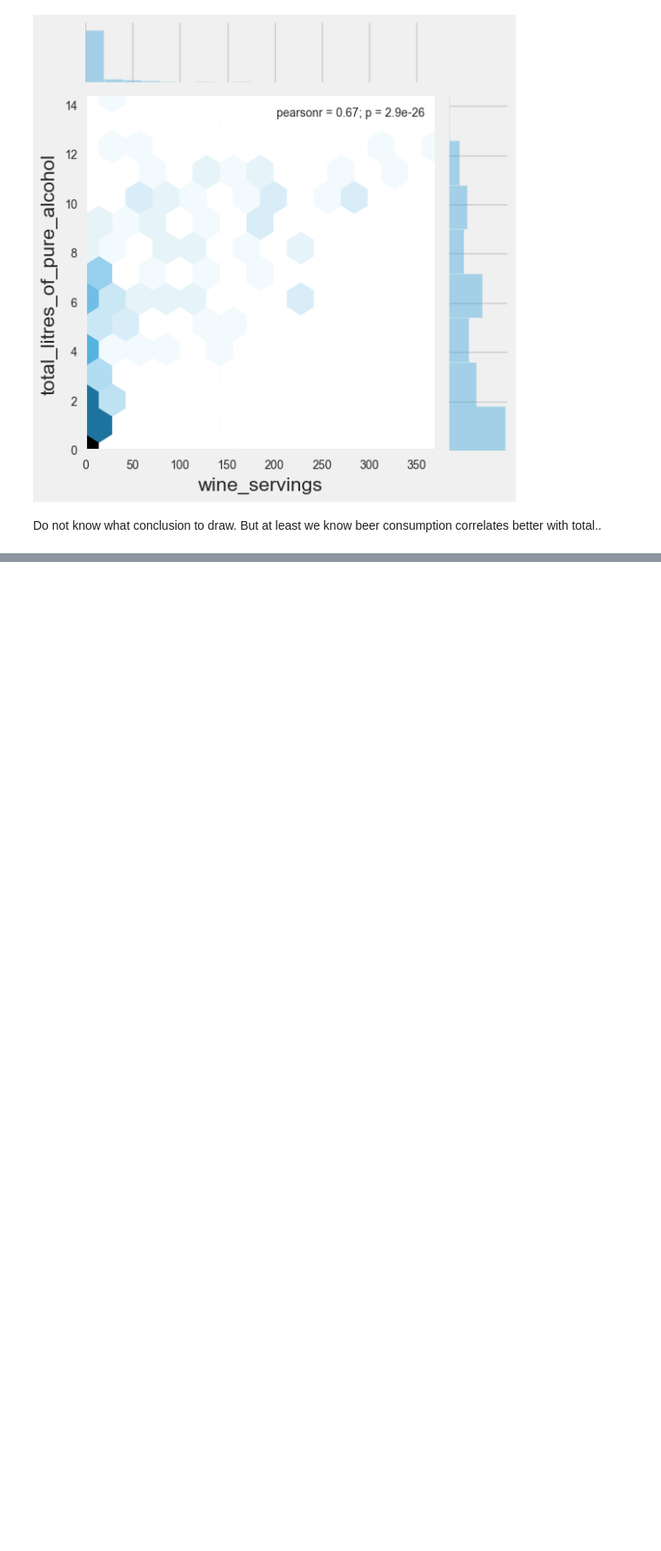
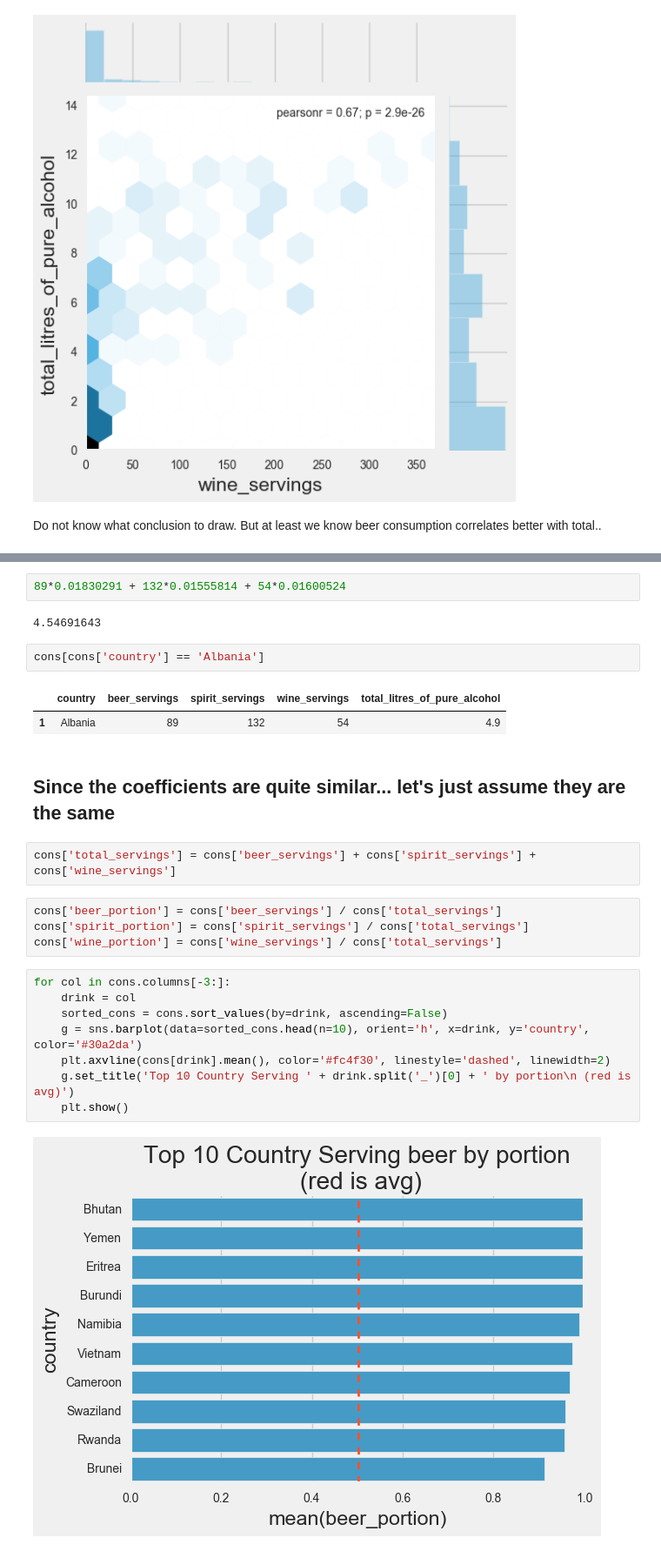
Before and after one commit to hkkenneth/muyueh-data-exploration, a Jupyter notebook: 0001-alcohol-consumption.ipynb, the cells around one changed output, grey strips where cells are left out. Shown at 87% size. Drawn from its saved outputs; the diff is of its cells as text; blank space fills up the shorter version.

Commit message:
1 alcohol consumption v2

```diff
--- a/0001-alcohol-consumption.ipynb
+++ b/0001-alcohol-consumption.ipynb
@@ -199,0 +231,27 @@ Do not know what conclusion to draw. But at least we know beer consumption corre
+# %%
+89*0.01830291 + 132*0.01555814 + 54*0.01600524
+# %% [output]
+4.54691643
+# %%
+cons[cons['country'] == 'Albania']
+# %% [output]
+|  | country | beer_servings | spirit_servings | wine_servings | total_litres_of_pure_alcohol |
+| 1 | Albania | 89 | 132 | 54 | 4.9 |
+# %% [markdown]
+## Since the coefficients are quite similar... let's just assume they are the same
+# %%
+cons['total_servings'] = cons['beer_servings'] + cons['spirit_servings'] + cons['wine_servings']
+# %%
+cons['beer_portion'] = cons['beer_servings'] / cons['total_servings']
+cons['spirit_portion'] = cons['spirit_servings'] / cons['total_servings']
+cons['wine_portion'] = cons['wine_servings'] / cons['total_servings']
+# %%
+for col in cons.columns[-3:]:
+    drink = col
+    sorted_cons = cons.sort_values(by=drink, ascending=False)
+    g = sns.barplot(data=sorted_cons.head(n=10), orient='h', x=drink, y='country', color='#30a2da')
+    plt.axvline(cons[drink].mean(), color='#fc4f30', linestyle='dashed', linewidth=2)
+    g.set_title('Top 10 Country Serving ' + drink.split('_')[0] + ' by portion\n (red is avg)')
+    plt.show()
+# %% [output]
+[figure, added]
```
Also changed, not shown: parts of 23 cells of this notebook.
